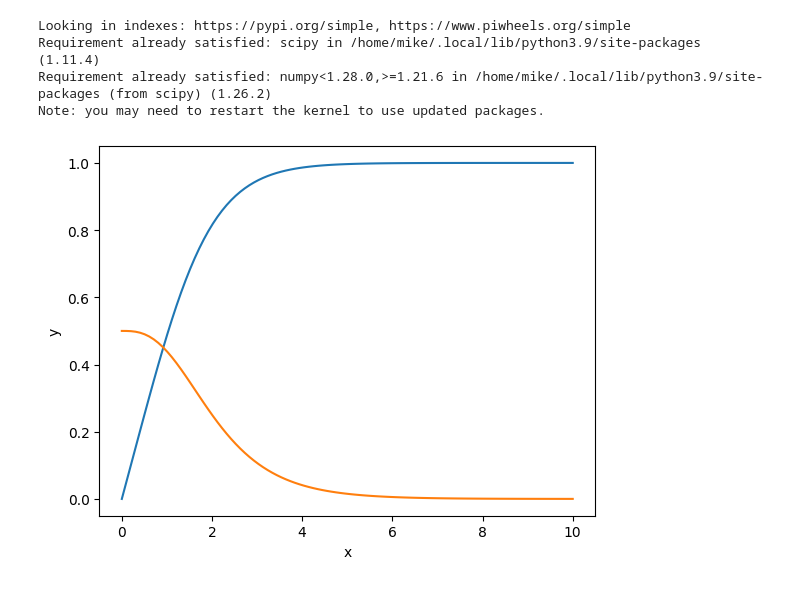
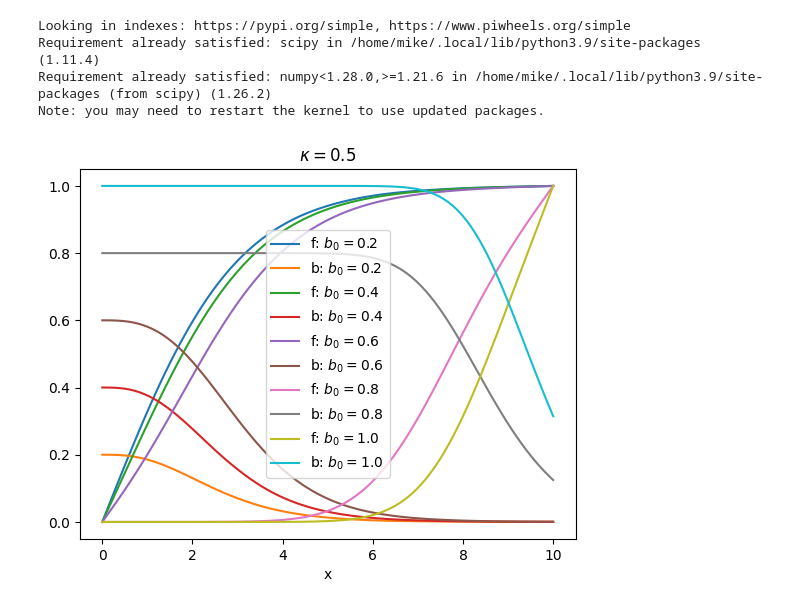
Before and after one commit to drmikecooke/glbook, a Jupyter notebook: meissner.ipynb, the cells around one changed output. Drawn from its saved outputs; the diff is of its cells as text; code cells hidden in the pictures.

```diff
--- a/meissner.ipynb
+++ b/meissner.ipynb
@@ -10,7 +26,7 @@ import matplotlib.pyplot as plt
 from html.entities import html5
 
 # London boundary conditions: b=da=b0,f=0 at x=0; b=da=0,f=1  at x=L,
-def gl(kappa,L,b0):
+def gl(kappa,L,b0,tex):
   def fun(x,y):
     f = y[0]
     df = y[1]
@@ -20,16 +36,16 @@ def gl(kappa,L,b0):
   def bc(ya, yb):
     return np.array([ya[0], yb[0]-1, ya[3]-b0,yb[3]+yb[2]])
   rng=[0, L]
-  x = np.linspace(*rng, 20)
+  x = np.linspace(*rng, 5)
   y = np.zeros((4, x.size))
   for k in range(x.size): # initialize f to 1
     y[0,k]=1
   sol = solve_bvp(fun, bc, x, y)
   x_plot = np.linspace(*rng, 100)
   y_plot = sol.sol(x_plot)[0] # f
-  plt.plot(x_plot, y_plot)
+  plt.plot(x_plot, y_plot,label=f"f: {tex}")
   y_plot = sol.sol(x_plot)[3] # b=da
-  plt.plot(x_plot, y_plot)
+  plt.plot(x_plot, y_plot,label=f"b: {tex}")
   return 0
 # %% [output]
 Looking in indexes: https://pypi.org/simple, https://www.piwheels.org/simple
@@ -37,13 +53,16 @@ Requirement already satisfied: scipy in /home/mike/.local/lib/python3.9/site-pac
 Requirement already satisfied: numpy<1.28.0,>=1.21.6 in /home/mike/.local/lib/python3.9/site-packages (from scipy) (1.26.2)
 Note: you may need to restart the kernel to use updated packages.
 # %%
-kappa=1
+kappa=1/2
 L=10
-b0=0.5
 
-gl(kappa,L,b0)
+for b in range(1,6):
+    b0=b/5
+    gl(kappa,L,b0,f"$b_0={b0}$")
+
 plt.xlabel("x")
-plt.ylabel("y")
+plt.title(f"$\\kappa={kappa}$")
+plt.legend()
 plt.show()
 # %% [output]
-[figure, old version]
+[figure, new version]
```
Also changed, not shown: parts of 5 cells of this notebook, 13 other files.
